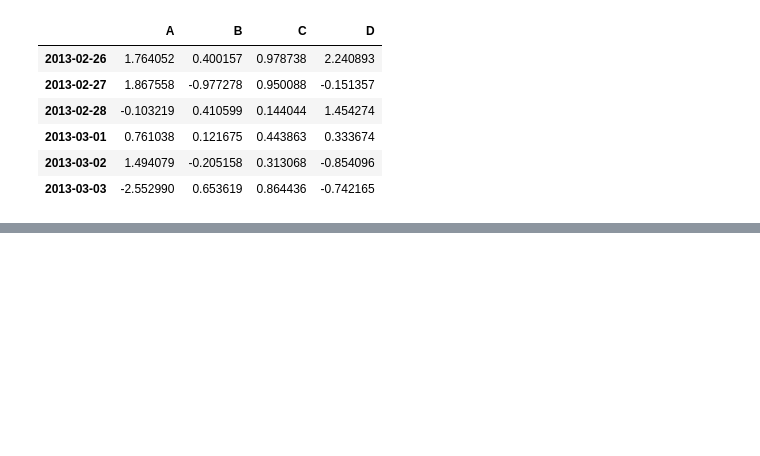
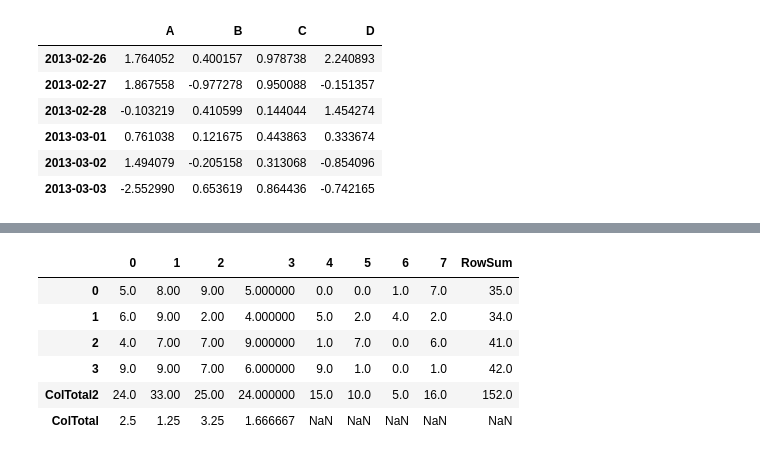
Before and after one commit to i-am-not-kangjik/playdata, a Jupyter notebook: python/pandas.ipynb, the cells around one changed output, grey strips where cells are left out. Cells and saved outputs as stored; diff of their text form; code cells hidden in the pictures; blank space fills up the shorter version.

```diff
--- a/python/pandas.ipynb
+++ b/python/pandas.ipynb
@@ -573,0 +977,5 @@ df
+# %%
+np.random.seed(2)
+df = pd.DataFrame(np.random.randint(5, size=(4, 4)), dtype=float)
+df.iloc[2, 3] = np.nan
+df
@@ -573,0 +1146,7 @@ df
+# %%
+# row와 column의 합계를 구할 때는 sum(axis)를 사용
+# axis는 없어지는 방향축을 지정
+# row의 집계를 구할 때는 sum(axis=1) 사용
+np.random.seed(1)
+df2 = pd.DataFrame(np.random.randint(10, size=(4, 8)))
+df2
@@ -573,0 +1167,3 @@ df
+# %%
+df2["RowSum"] = df2.sum(axis=1)
+df2
@@ -573,0 +1190,3 @@ df
+# %%
+df2.loc["ColTotal2"] = df2.sum()
+df2
@@ -573,0 +1214,11 @@ df
+# %%
+df2.loc["ColTotal", :] = df.mean()
+df2
+# %% [output]
+|  | 0 | 1 | 2 | 3 | 4 | 5 | 6 | 7 | RowSum |
+| 0 | 5.0 | 8.00 | 9.00 | 5.000000 | 0.0 | 0.0 | 1.0 | 7.0 | 35.0 |
+| 1 | 6.0 | 9.00 | 2.00 | 4.000000 | 5.0 | 2.0 | 4.0 | 2.0 | 34.0 |
+| 2 | 4.0 | 7.00 | 7.00 | 9.000000 | 1.0 | 7.0 | 0.0 | 6.0 | 41.0 |
+| 3 | 9.0 | 9.00 | 7.00 | 6.000000 | 9.0 | 1.0 | 0.0 | 1.0 | 42.0 |
+| ColTotal2 | 24.0 | 33.00 | 25.00 | 24.000000 | 15.0 | 10.0 | 5.0 | 16.0 | 152.0 |
+| ColTotal | 2.5 | 1.25 | 3.25 | 1.666667 | NaN | NaN | NaN | NaN | NaN |
```
Also changed, not shown: parts of 83 cells of this notebook, 6 other files.
